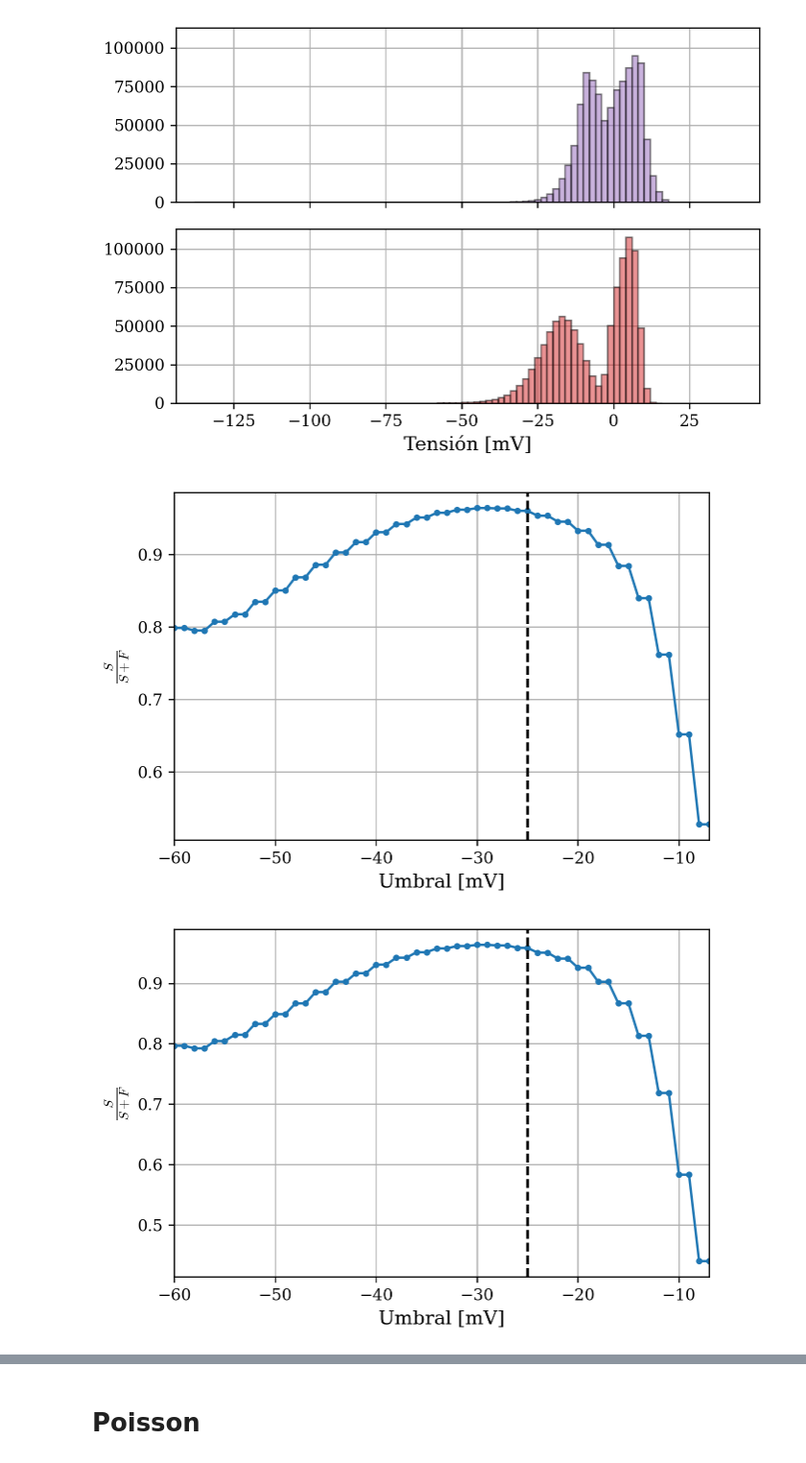
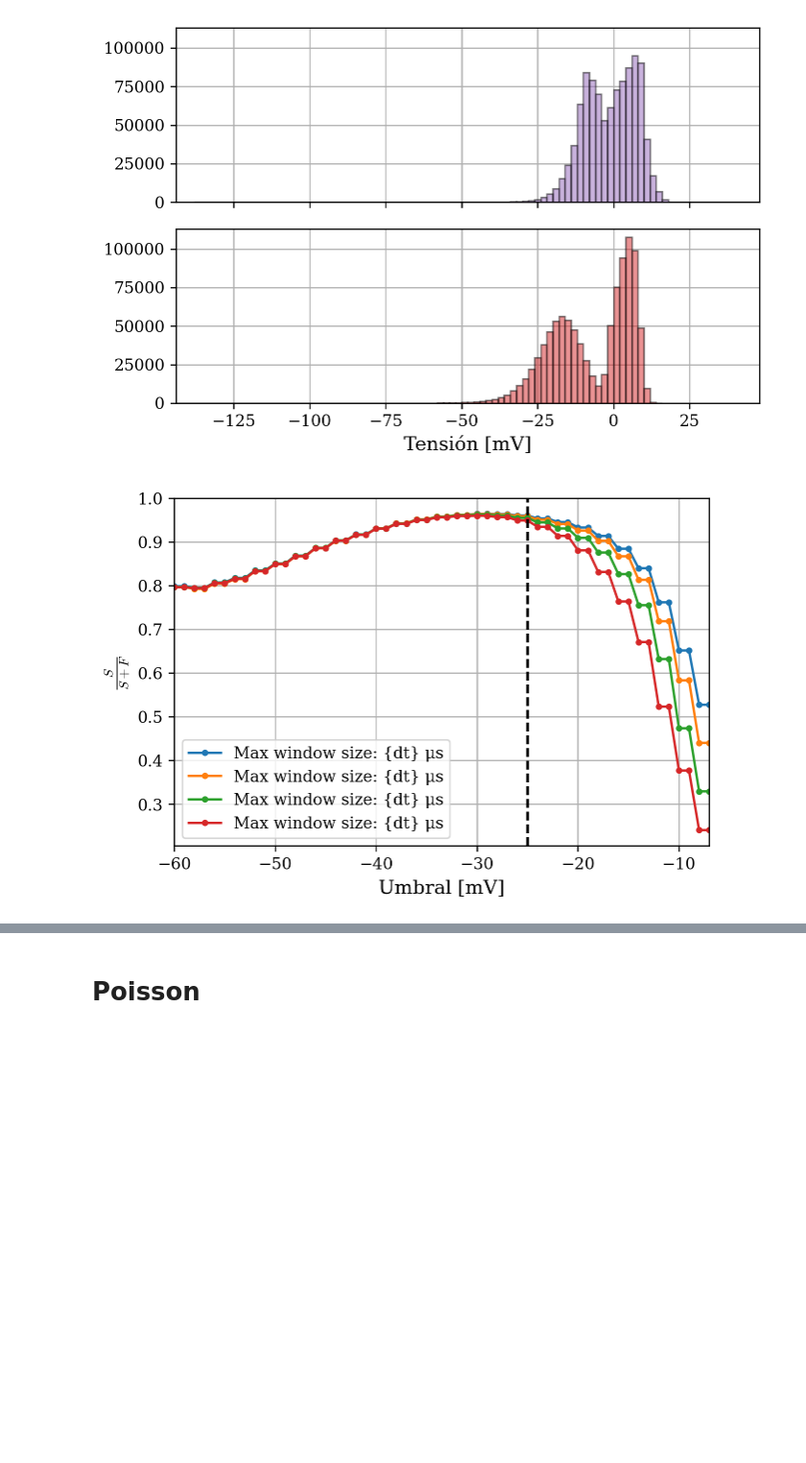
Before and after one commit to agustinbrusco/Laboratorio5, a Jupyter notebook: Datos y código - Práctica 3/peak_stats.ipynb, the cells around one changed output, grey strips where cells are left out. Shown at 96% size. Saved outputs shown, nothing was run; the diff lists cells and outputs as text; code cells hidden in the pictures; blank space fills up the shorter version.

```diff
--- a/Datos y código - Práctica 3/peak_stats.ipynb
+++ b/Datos y código - Práctica 3/peak_stats.ipynb
@@ -191,7 +79,7 @@ for config, ax in zip(["c", "d"], axs):
     bin_range = np.arange(min_val*1e3, max_val*1e3, 2)  # V
     bins = bin_range[(volt_vals.max()*1e3 + 2 >= bin_range) & (volt_vals.min()*1e3 - 2 <= bin_range)]  # V
     dt = 100  # μs
-    t, v = get_peaks(tiempo, volt_vals, int(dt*freq*1e-6))
+    t, v = ut.get_peaks(tiempo, volt_vals, int(dt*freq*1e-6))
     # v_maximos = v[v.size//2]
     obs, *_ = ax.hist(x=v*1e3, bins=bins,
                       color=f"C{color_id}", zorder=10, edgecolor="k",
@@ -215,34 +103,34 @@ ploted hist
 # %%
 config_fondo = "c"
 config_signal = "d"
 for dt in [20, 40, 100, 200]:  # μs
     height_dict = dict()
     tension_dict = dict()
     for config, ax in zip(["c", "d"], axs):
         tiempo, volt_vals = np.load(f"DAQ_50s_{max_val*1e3:.0f}_{min_val*1e3:.0f}/"
                                     + f"{modo}_f{freq*1e-3:.0f}k_a{angulo}_t{tension}_{config}.npy")  # s, V
         bin_range = np.arange(min_val*1e3, max_val*1e3, 2)  # V
         bins = bin_range[(volt_vals.max()*1e3 + 2 >= bin_range) & (volt_vals.min()*1e3 - 2 <= bin_range)]  # V
-        t, v = get_peaks(tiempo, volt_vals, int(dt*freq*1e-6))
+        t, v = ut.get_peaks(tiempo, volt_vals, int(dt*freq*1e-6))
         # v_maximos = v[v.size//2]
         obs, *_ = np.histogram(v*1e3, bins=bins,)
         height_dict[config] = obs
         tension_dict[config] = bins[:-1] - 1
 
 
     umbrales = np.arange(-60, -6, 1, dtype=float)  # mV
     frac = np.zeros_like(umbrales)
     for i, umbral in enumerate(umbrales):  # V
         signal_and_back = sum(height_dict[config_signal][tension_dict[config_signal] <  umbral])
         background = sum(height_dict[config_fondo][tension_dict[config_fondo] <  umbral])
         # print(signal_and_back, background, umbral)
         frac[i] = (signal_and_back-background)/signal_and_back
 
-    plt.plot(umbrales, frac, '.-')
-    plt.axvline(-25, ls='--', c="k")
-    plt.xlabel("Umbral [mV]")
-    plt.ylabel(r"$\frac{S}{S+F}$")
-    plt.show()
+    plt.plot(umbrales, frac, '.-', label="Max window size: {dt} μs")
+plt.axvline(-25, ls='--', c="k")
+plt.legend()
+plt.xlabel("Umbral [mV]")
+plt.ylabel(r"$\frac{S}{S+F}$")
+plt.show()
 # %% [output]
-[figure, old version]
+[figure, new version]
-[figure, removed]
```
Also changed, not shown: parts of 7 cells of this notebook, 1 other file.
